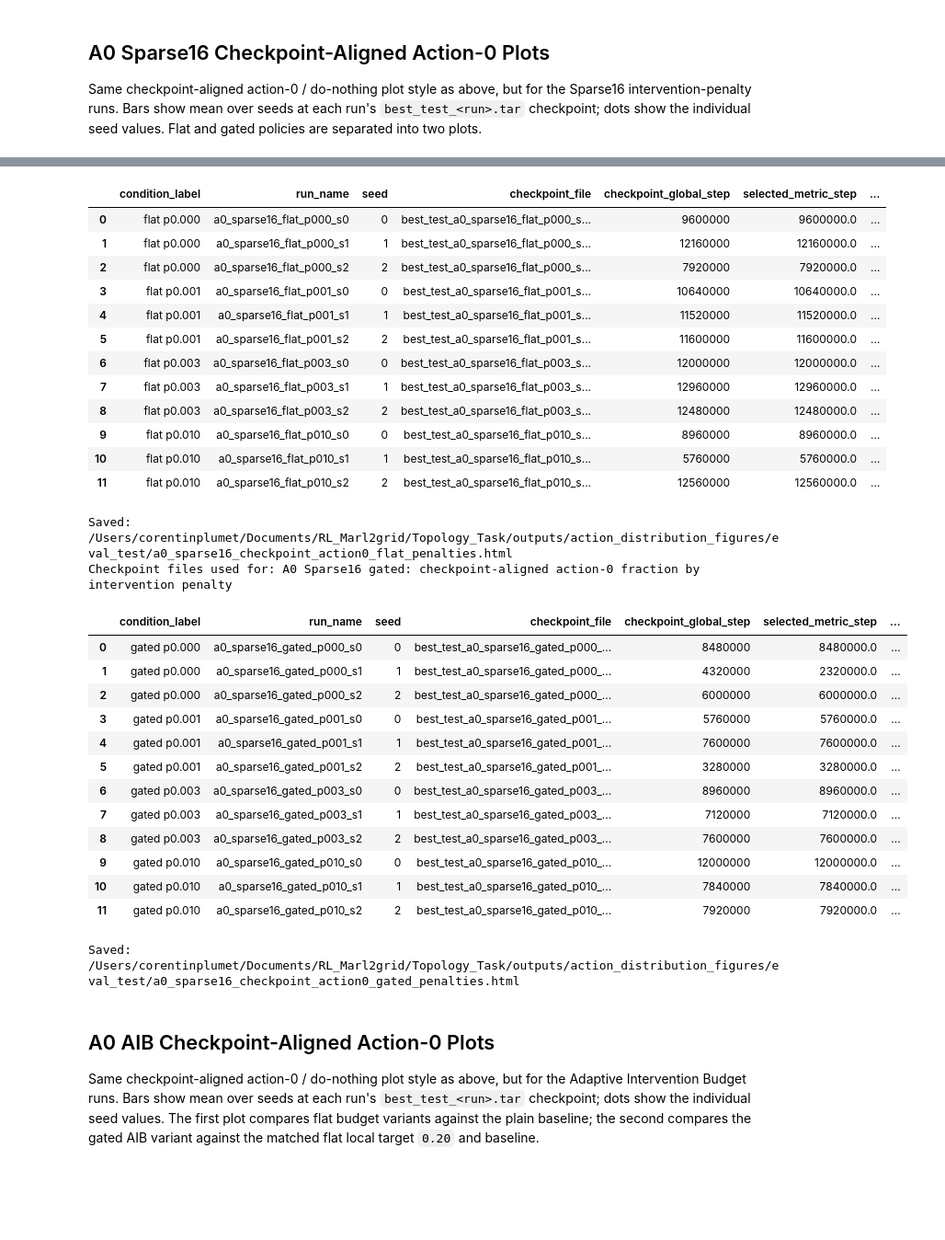
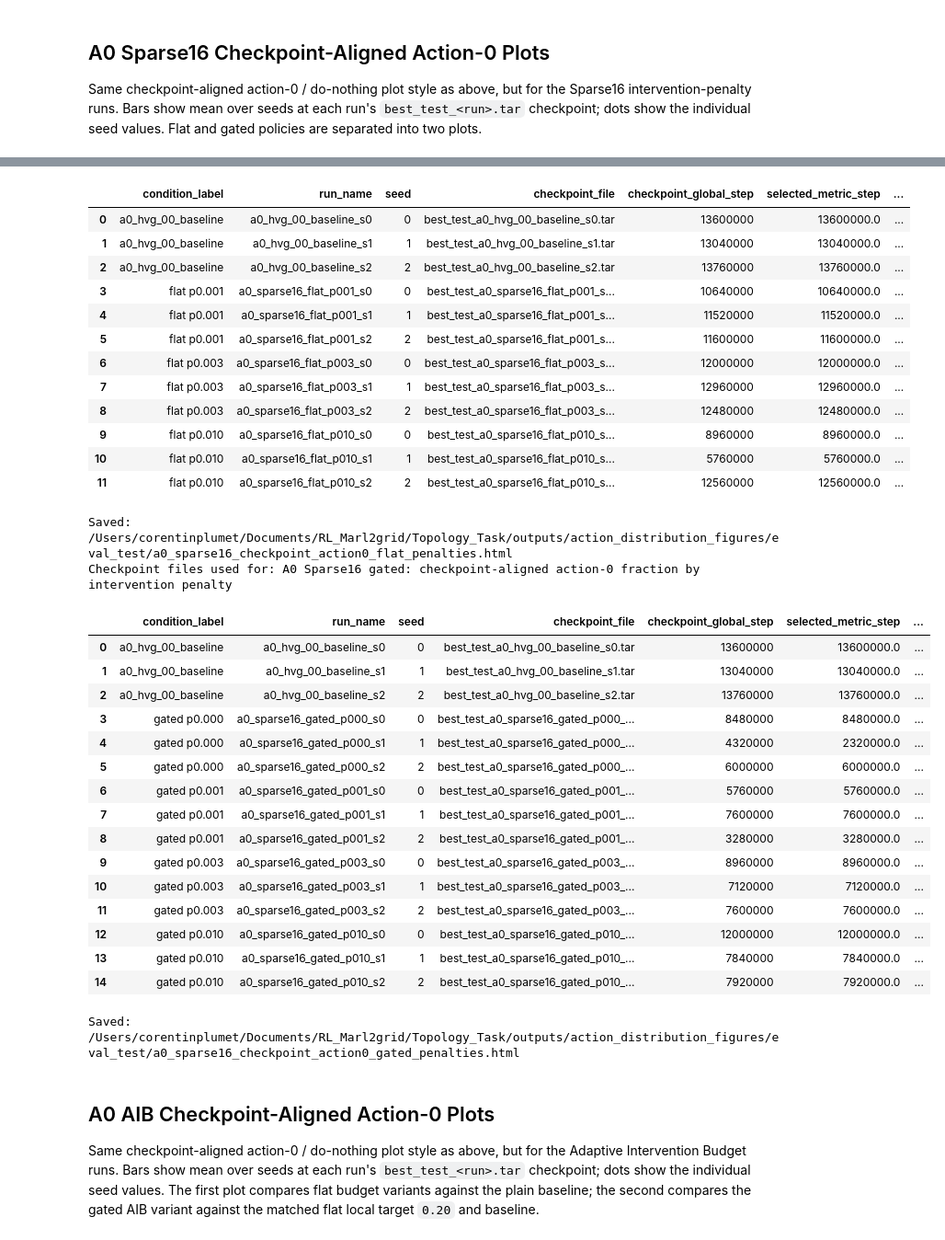
Before and after one commit to corentinplumet/RL_Marl2grid, a Jupyter notebook: Topology_Task/analysis/metrics/notebooks/action_distribution/a0_full_test_checkpoint_action_distribution_plots.ipynb, the cells around one changed output, grey strips where cells are left out. Shown at 92% size. Cells and saved outputs as stored; diff of their text form; code cells hidden in the pictures; blank space fills up the shorter version.

```diff
--- a/Topology_Task/analysis/metrics/notebooks/action_distribution/a0_full_test_checkpoint_action_distribution_plots.ipynb
+++ b/Topology_Task/analysis/metrics/notebooks/action_distribution/a0_full_test_checkpoint_action_distribution_plots.ipynb
@@ -511,7 +512,7 @@ else:
 
     baseline_action0_seed_average_audit = _display_checkpoint_audit(
         seed_average_source,
-        title="A0 HVG baseline: mean action 0 / do-nothing usage over seeds at best-test checkpoints",
+        title=f"A0 HVG {A0_HVG_BASELINE_LABEL}: mean action 0 / do-nothing usage over seeds at best-test checkpoints",
     )
 
     fig_a0_hvg_baseline_action0_seed_average = px.bar(
@@ -534,7 +535,7 @@ else:
             "agent": "agent",
             "mean_action0_fraction": "mean action 0 / do-nothing fraction",
         },
-        title="A0_baseline: mean action 0 / do-nothing usage over seeds at best-test checkpoints",
+        title=f"A0 {A0_HVG_BASELINE_LABEL}: mean action 0 / do-nothing usage over seeds at best-test checkpoints",
     )
     for seed, seed_data in seed_average_source.sort_values(["seed", "agent"]).groupby("seed", sort=True):
         fig_a0_hvg_baseline_action0_seed_average.add_trace(
@@ -606,7 +607,7 @@ def _load_checkpoint_global_step(path):
 A0_HVG_CHECKPOINT_VARIANTS = [
     {
         "family": "a0_hvg_00_baseline",
-        "label": "baseline",
+        "label": A0_HVG_BASELINE_LABEL,
         "plot_group": "heuristic",
         "order": 0,
     },
@@ -637,7 +638,7 @@ A0_HVG_CHECKPOINT_VARIANTS = [
 ]
 A0_HVG_CHECKPOINT_AGENTS = ["agent_0", "agent_1", "agent_2"]
 A0_HVG_VARIANT_COLORS = {
-    "baseline": "#1f77b4",
+    A0_HVG_BASELINE_LABEL: "#1f77b4",
     "global rho heuristic": "#ff7f0e",
     "local rho heuristic": "#2ca02c",
     "gate final-action MAP": "#9467bd",
@@ -802,7 +803,7 @@ def _checkpoint_action0_summary(seed_rows):
 def _plot_checkpoint_action0_grouped_bars(seed_rows, *, plot_group, labels, title, save_name):
     plot_seed_rows = seed_rows[
         seed_rows["condition_label"].isin(labels)
-        & (seed_rows["plot_group"].eq(plot_group) | seed_rows["condition_label"].eq("baseline"))
+        & (seed_rows["plot_group"].eq(plot_group) | seed_rows["condition_label"].eq(A0_HVG_BASELINE_LABEL))
     ].copy()
     plot_seed_rows["plot_group"] = plot_group
     if plot_seed_rows.empty:
@@ -1001,16 +1002,16 @@ elif not hvg_checkpoint_action0_missing.empty:
 fig_a0_hvg_checkpoint_action0_heuristics, a0_hvg_checkpoint_action0_heuristics_summary = _plot_checkpoint_action0_grouped_bars(
     hvg_checkpoint_action0_by_seed,
     plot_group="heuristic",
-    labels=["baseline", "global rho heuristic", "local rho heuristic"],
-    title="A0 HVG: checkpoint-aligned action-0 fraction, baseline vs heuristic overrides",
+    labels=[A0_HVG_BASELINE_LABEL, "global rho heuristic", "local rho heuristic"],
+    title=f"A0 HVG: checkpoint-aligned action-0 fraction, {A0_HVG_BASELINE_LABEL} vs heuristic overrides",
     save_name="a0_hvg_checkpoint_action0_baseline_global_local_heuristic",
 )
 
 fig_a0_hvg_checkpoint_action0_gates, a0_hvg_checkpoint_action0_gates_summary = _plot_checkpoint_action0_grouped_bars(
     hvg_checkpoint_action0_by_seed,
     plot_group="gate",
-    labels=["baseline", "gate final-action MAP", "gate hierarchical greedy"],
-    title="A0 HVG: checkpoint-aligned action-0 fraction, baseline vs gate variants",
+    labels=[A0_HVG_BASELINE_LABEL, "gate final-action MAP", "gate hierarchical greedy"],
+    title=f"A0 HVG: checkpoint-aligned action-0 fraction, {A0_HVG_BASELINE_LABEL} vs gate variants",
     save_name="a0_hvg_checkpoint_action0_baseline_gate_map_hierarchical",
 )
 # %% [output]
@@ -1046,9 +1047,15 @@ Same checkpoint-aligned action-0 / do-nothing plot style as above, but for the S
 # %%
 A0_SPARSE16_CHECKPOINT_VARIANTS = [
     {
-        "family": "a0_sparse16_flat_p000",
-        "label": "flat p0.000",
+        "family": "a0_hvg_00_baseline",
+        "label": A0_HVG_BASELINE_LABEL,
         "plot_group": "flat",
+        "order": 0,
+    },
+    {
+        "family": "a0_hvg_00_baseline",
+        "label": A0_HVG_BASELINE_LABEL,
+        "plot_group": "gated",
         "order": 0,
     },
     {
@@ -1096,11 +1103,11 @@ A0_SPARSE16_CHECKPOINT_VARIANTS = [
 ]
 
 A0_SPARSE16_VARIANT_COLORS = {
-    "flat p0.000": "#1f77b4",
+    A0_HVG_BASELINE_LABEL: "#1f77b4",
     "flat p0.001": "#ff7f0e",
     "flat p0.003": "#2ca02c",
     "flat p0.010": "#d62728",
-    "gated p0.000": "#1f77b4",
+    "gated p0.000": "#8dc8f3",
     "gated p0.001": "#ff7f0e",
     "gated p0.003": "#2ca02c",
     "gated p0.010": "#d62728",
@@ -1110,14 +1117,14 @@ A0_SPARSE16_VARIANT_COLORS = {
 A0_HVG_VARIANT_COLORS.update(A0_SPARSE16_VARIANT_COLORS)
 
 # Sparse16 exists in both CPU and GPU run-data folders. Keep one source slice so
-# identical run names are not counted twice. If RUN_DATA_SOURCE is already set to
-# "cpu" or "gpu" at the top of the notebook, this follows that setting.
+# identical run names are not counted twice. Unsplit folders, such as
+# a0_hvg_00_baseline, are kept as shared comparison rows.
 SPARSE16_CHECKPOINT_RUN_DATA_SOURCE = adm._normalize_run_data_source(RUN_DATA_SOURCE) or "gpu"
 _sparse16_selected_runs_original = ctx["selected_runs"]
 _sparse16_selected_runs = adm._filter_rows_by_run_data_source(
     _sparse16_selected_runs_original,
     SPARSE16_CHECKPOINT_RUN_DATA_SOURCE,
-    keep_unsplit=False,
+    keep_unsplit=True,
 )
 if _sparse16_selected_runs.empty:
     print(
@@ -1127,10 +1134,12 @@ if _sparse16_selected_runs.empty:
     _sparse16_selected_runs = _sparse16_selected_runs_original
 else:
     _sparse16_source_mask = _sparse16_selected_runs["run_name"].fillna("").astype(str).str.startswith("a0_sparse16_")
+    _sparse16_baseline_source_mask = _sparse16_selected_runs["run_name"].fillna("").astype(str).str.startswith(f"{A0_HVG_BASELINE_LABEL}_")
     print(
         f"Sparse16 checkpoint plots using run-data source={SPARSE16_CHECKPOINT_RUN_DATA_SOURCE!r} "
         f"({_sparse16_source_mask.sum()} cached Sparse16 runs, "
-        f"{_sparse16_selected_runs.loc[_sparse16_source_mask, 'run_name'].nunique()} unique Sparse16 run names)."
+        f"{_sparse16_selected_runs.loc[_sparse16_source_mask, 'run_name'].nunique()} unique Sparse16 run names; "
+        f"{_sparse16_baseline_source_mask.sum()} cached {A0_HVG_BASELINE_LABEL} runs)."
     )
 
 ctx["selected_runs"] = _sparse16_selected_runs
@@ -1152,7 +1161,7 @@ elif not sparse16_checkpoint_action0_missing.empty:
 fig_a0_sparse16_checkpoint_action0_flat, a0_sparse16_checkpoint_action0_flat_summary = _plot_checkpoint_action0_grouped_bars(
     sparse16_checkpoint_action0_by_seed,
     plot_group="flat",
-    labels=["flat p0.000", "flat p0.001", "flat p0.003", "flat p0.010"],
+    labels=[A0_HVG_BASELINE_LABEL, "flat p0.001", "flat p0.003", "flat p0.010"],
     title="A0 Sparse16 flat: checkpoint-aligned action-0 fraction by intervention penalty",
     save_name="a0_sparse16_checkpoint_action0_flat_penalties",
 )
@@ -1160,7 +1169,7 @@ fig_a0_sparse16_checkpoint_action0_flat, a0_sparse16_checkpoint_action0_flat_sum
 fig_a0_sparse16_checkpoint_action0_gated, a0_sparse16_checkpoint_action0_gated_summary = _plot_checkpoint_action0_grouped_bars(
     sparse16_checkpoint_action0_by_seed,
     plot_group="gated",
-    labels=["gated p0.000", "gated p0.001", "gated p0.003", "gated p0.010"],
+    labels=[A0_HVG_BASELINE_LABEL, "gated p0.000", "gated p0.001", "gated p0.003", "gated p0.010"],
     title="A0 Sparse16 gated: checkpoint-aligned action-0 fraction by intervention penalty",
     save_name="a0_sparse16_checkpoint_action0_gated_penalties",
 )
@@ -1173,32 +1182,35 @@ A0 Sparse16 best-test checkpoint-aligned action-0 rows: 72
 Checkpoint files used for: A0 Sparse16 flat: checkpoint-aligned action-0 fraction by intervention penalty
 |  | condition_label | run_name | seed | checkpoint_file | checkpoint_global_step | selected_metric_step | ... |
-| 0 | flat p0.000 | a0_sparse16_flat_p000_s0 | 0 | best_test_a0_sparse16_flat_p000_s... | 9600000 | 9600000.0 | ... |
-| 1 | flat p0.000 | a0_sparse16_flat_p000_s1 | 1 | best_test_a0_sparse16_flat_p000_s... | 12160000 | 12160000.0 | ... |
-| 2 | flat p0.000 | a0_sparse16_flat_p000_s2 | 2 | best_test_a0_sparse16_flat_p000_s... | 7920000 | 7920000.0 | ... |
+| 0 | a0_hvg_00_baseline | a0_hvg_00_baseline_s0 | 0 | best_test_a0_hvg_00_baseline_s0.tar | 13600000 | 13600000.0 | ... |
+| 1 | a0_hvg_00_baseline | a0_hvg_00_baseline_s1 | 1 | best_test_a0_hvg_00_baseline_s1.tar | 13040000 | 13040000.0 | ... |
+| 2 | a0_hvg_00_baseline | a0_hvg_00_baseline_s2 | 2 | best_test_a0_hvg_00_baseline_s2.tar | 13760000 | 13760000.0 | ... |
 | 3 | flat p0.001 | a0_sparse16_flat_p001_s0 | 0 | best_test_a0_sparse16_flat_p001_s... | 10640000 | 10640000.0 | ... |
 | 4 | flat p0.001 | a0_sparse16_flat_p001_s1 | 1 | best_test_a0_sparse16_flat_p001_s... | 11520000 | 11520000.0 | ... |
 | 5 | flat p0.001 | a0_sparse16_flat_p001_s2 | 2 | best_test_a0_sparse16_flat_p001_s... | 11600000 | 11600000.0 | ... |
 | 6 | flat p0.003 | a0_sparse16_flat_p003_s0 | 0 | best_test_a0_sparse16_flat_p003_s... | 12000000 | 12000000.0 | ... |
 | 7 | flat p0.003 | a0_sparse16_flat_p003_s1 | 1 | best_test_a0_sparse16_flat_p003_s... | 12960000 | 12960000.0 | ... |
 | 8 | flat p0.003 | a0_sparse16_flat_p003_s2 | 2 | best_test_a0_sparse16_flat_p003_s... | 12480000 | 12480000.0 | ... |
 | 9 | flat p0.010 | a0_sparse16_flat_p010_s0 | 0 | best_test_a0_sparse16_flat_p010_s... | 8960000 | 8960000.0 | ... |
 | 10 | flat p0.010 | a0_sparse16_flat_p010_s1 | 1 | best_test_a0_sparse16_flat_p010_s... | 5760000 | 5760000.0 | ... |
 | 11 | flat p0.010 | a0_sparse16_flat_p010_s2 | 2 | best_test_a0_sparse16_flat_p010_s... | 12560000 | 12560000.0 | ... |
 Saved: /Users/corentinplumet/Documents/RL_Marl2grid/Topology_Task/outputs/action_distribution_figures/eval_test/a0_sparse16_checkpoint_action0_flat_penalties.html
 Checkpoint files used for: A0 Sparse16 gated: checkpoint-aligned action-0 fraction by intervention penalty
 |  | condition_label | run_name | seed | checkpoint_file | checkpoint_global_step | selected_metric_step | ... |
-| 0 | gated p0.000 | a0_sparse16_gated_p000_s0 | 0 | best_test_a0_sparse16_gated_p000_... | 8480000 | 8480000.0 | ... |
-| 1 | gated p0.000 | a0_sparse16_gated_p000_s1 | 1 | best_test_a0_sparse16_gated_p000_... | 4320000 | 2320000.0 | ... |
-| 2 | gated p0.000 | a0_sparse16_gated_p000_s2 | 2 | best_test_a0_sparse16_gated_p000_... | 6000000 | 6000000.0 | ... |
-| 3 | gated p0.001 | a0_sparse16_gated_p001_s0 | 0 | best_test_a0_sparse16_gated_p001_... | 5760000 | 5760000.0 | ... |
-| 4 | gated p0.001 | a0_sparse16_gated_p001_s1 | 1 | best_test_a0_sparse16_gated_p001_... | 7600000 | 7600000.0 | ... |
-| 5 | gated p0.001 | a0_sparse16_gated_p001_s2 | 2 | best_test_a0_sparse16_gated_p001_... | 3280000 | 3280000.0 | ... |
-| 6 | gated p0.003 | a0_sparse16_gated_p003_s0 | 0 | best_test_a0_sparse16_gated_p003_... | 8960000 | 8960000.0 | ... |
-| 7 | gated p0.003 | a0_sparse16_gated_p003_s1 | 1 | best_test_a0_sparse16_gated_p003_... | 7120000 | 7120000.0 | ... |
-| 8 | gated p0.003 | a0_sparse16_gated_p003_s2 | 2 | best_test_a0_sparse16_gated_p003_... | 7600000 | 7600000.0 | ... |
-| 9 | gated p0.010 | a0_sparse16_gated_p010_s0 | 0 | best_test_a0_sparse16_gated_p010_... | 12000000 | 12000000.0 | ... |
-| 10 | gated p0.010 | a0_sparse16_gated_p010_s1 | 1 | best_test_a0_sparse16_gated_p010_... | 7840000 | 7840000.0 | ... |
-| 11 | gated p0.010 | a0_sparse16_gated_p010_s2 | 2 | best_test_a0_sparse16_gated_p010_... | 7920000 | 7920000.0 | ... |
+| 0 | a0_hvg_00_baseline | a0_hvg_00_baseline_s0 | 0 | best_test_a0_hvg_00_baseline_s0.tar | 13600000 | 13600000.0 | ... |
+| 1 | a0_hvg_00_baseline | a0_hvg_00_baseline_s1 | 1 | best_test_a0_hvg_00_baseline_s1.tar | 13040000 | 13040000.0 | ... |
+| 2 | a0_hvg_00_baseline | a0_hvg_00_baseline_s2 | 2 | best_test_a0_hvg_00_baseline_s2.tar | 13760000 | 13760000.0 | ... |
+| 3 | gated p0.000 | a0_sparse16_gated_p000_s0 | 0 | best_test_a0_sparse16_gated_p000_... | 8480000 | 8480000.0 | ... |
+| 4 | gated p0.000 | a0_sparse16_gated_p000_s1 | 1 | best_test_a0_sparse16_gated_p000_... | 4320000 | 2320000.0 | ... |
+| 5 | gated p0.000 | a0_sparse16_gated_p000_s2 | 2 | best_test_a0_sparse16_gated_p000_... | 6000000 | 6000000.0 | ... |
+| 6 | gated p0.001 | a0_sparse16_gated_p001_s0 | 0 | best_test_a0_sparse16_gated_p001_... | 5760000 | 5760000.0 | ... |
+| 7 | gated p0.001 | a0_sparse16_gated_p001_s1 | 1 | best_test_a0_sparse16_gated_p001_... | 7600000 | 7600000.0 | ... |
+| 8 | gated p0.001 | a0_sparse16_gated_p001_s2 | 2 | best_test_a0_sparse16_gated_p001_... | 3280000 | 3280000.0 | ... |
+| 9 | gated p0.003 | a0_sparse16_gated_p003_s0 | 0 | best_test_a0_sparse16_gated_p003_... | 8960000 | 8960000.0 | ... |
+| 10 | gated p0.003 | a0_sparse16_gated_p003_s1 | 1 | best_test_a0_sparse16_gated_p003_... | 7120000 | 7120000.0 | ... |
+| 11 | gated p0.003 | a0_sparse16_gated_p003_s2 | 2 | best_test_a0_sparse16_gated_p003_... | 7600000 | 7600000.0 | ... |
+| 12 | gated p0.010 | a0_sparse16_gated_p010_s0 | 0 | best_test_a0_sparse16_gated_p010_... | 12000000 | 12000000.0 | ... |
+| 13 | gated p0.010 | a0_sparse16_gated_p010_s1 | 1 | best_test_a0_sparse16_gated_p010_... | 7840000 | 7840000.0 | ... |
+| 14 | gated p0.010 | a0_sparse16_gated_p010_s2 | 2 | best_test_a0_sparse16_gated_p010_... | 7920000 | 7920000.0 | ... |
 Saved: /Users/corentinplumet/Documents/RL_Marl2grid/Topology_Task/outputs/action_distribution_figures/eval_test/a0_sparse16_checkpoint_action0_gated_penalties.html
 # %% [markdown]
 ## A0 AIB Checkpoint-Aligned Action-0 Plots
```
Also changed, not shown: parts of 11 cells of this notebook, 22 other files.
